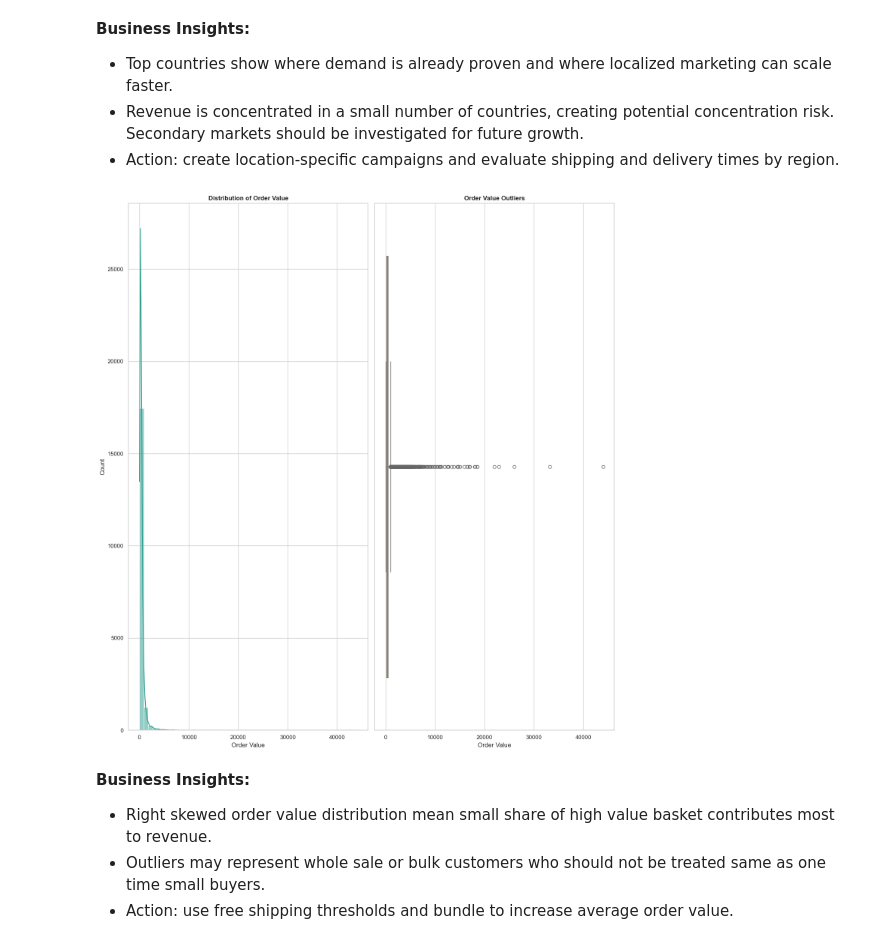
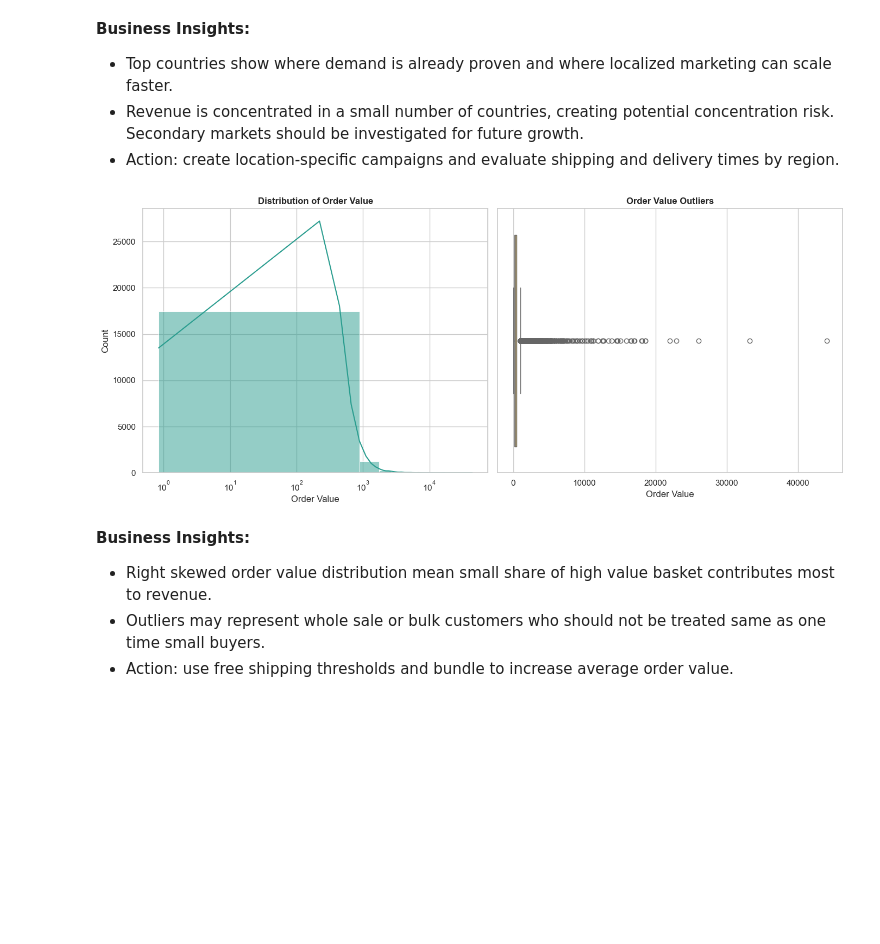
Before and after one commit to Minahil-Kanwal/ecommerce-customer-analytics, a Jupyter notebook: ECommerce_Customer_Analytics_EDA.ipynb, the cells around one changed output. Drawn from its saved outputs; the diff is of its cells as text; code cells hidden in the pictures; blank space fills up the shorter version.

```diff
--- a/ECommerce_Customer_Analytics_EDA.ipynb
+++ b/ECommerce_Customer_Analytics_EDA.ipynb
@@ -312,20 +329,29 @@ else:
 - Revenue is concentrated in a small number of countries, creating potential concentration risk. Secondary markets should be investigated for future growth.
 - Action: create location-specific campaigns and evaluate shipping and delivery times by region.
 # %%
+#Order Value Distribution
 order_values = df_clean.groupby('order_id', as_index= False).agg (order_value=('revenue','sum'))
 
-fig, axes = plt.subplots(1, 2, figsize =(14,15))
+fig, axes = plt.subplots(1, 2, figsize =(14,6))
+#Histogram
 sns.histplot(order_values['order_value'], bins= 50, kde = True,ax=axes[0],color='#2a9d8f')
 axes[0].set_title('Distribution of Order Value')
 axes[0].set_xlabel('Order Value')
+axes[0].set_xscale('log')
 
+#Boxplot
 sns.boxplot(data = order_values , x='order_value',ax=axes[1], color='#e9c46a')
 axes[1].set_title('Order Value Outliers')
 axes[1].set_xlabel('Order Value')
 plt.tight_layout()
+
+import os
+os.makedirs('images', exist_ok=True)
+plt.savefig('images/order_value_distribution.png', dpi=300, bbox_inches='tight')
+
 plt.show()
 # %% [output]
-[figure, old version]
+[figure, new version]
 # %% [markdown]
 **Business Insights:**
 
```
Also changed, not shown: parts of 10 cells of this notebook, 10 other files.
